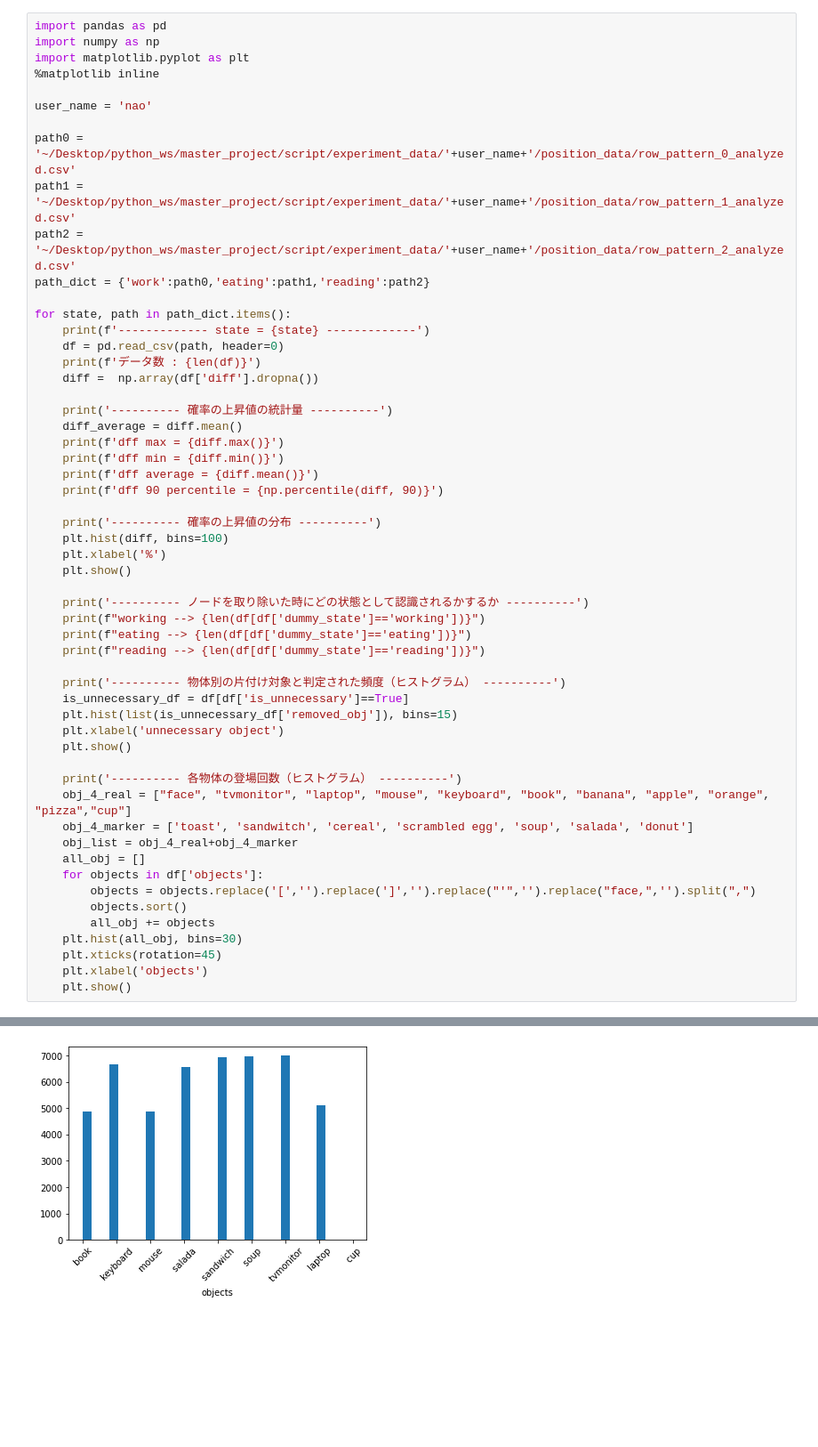
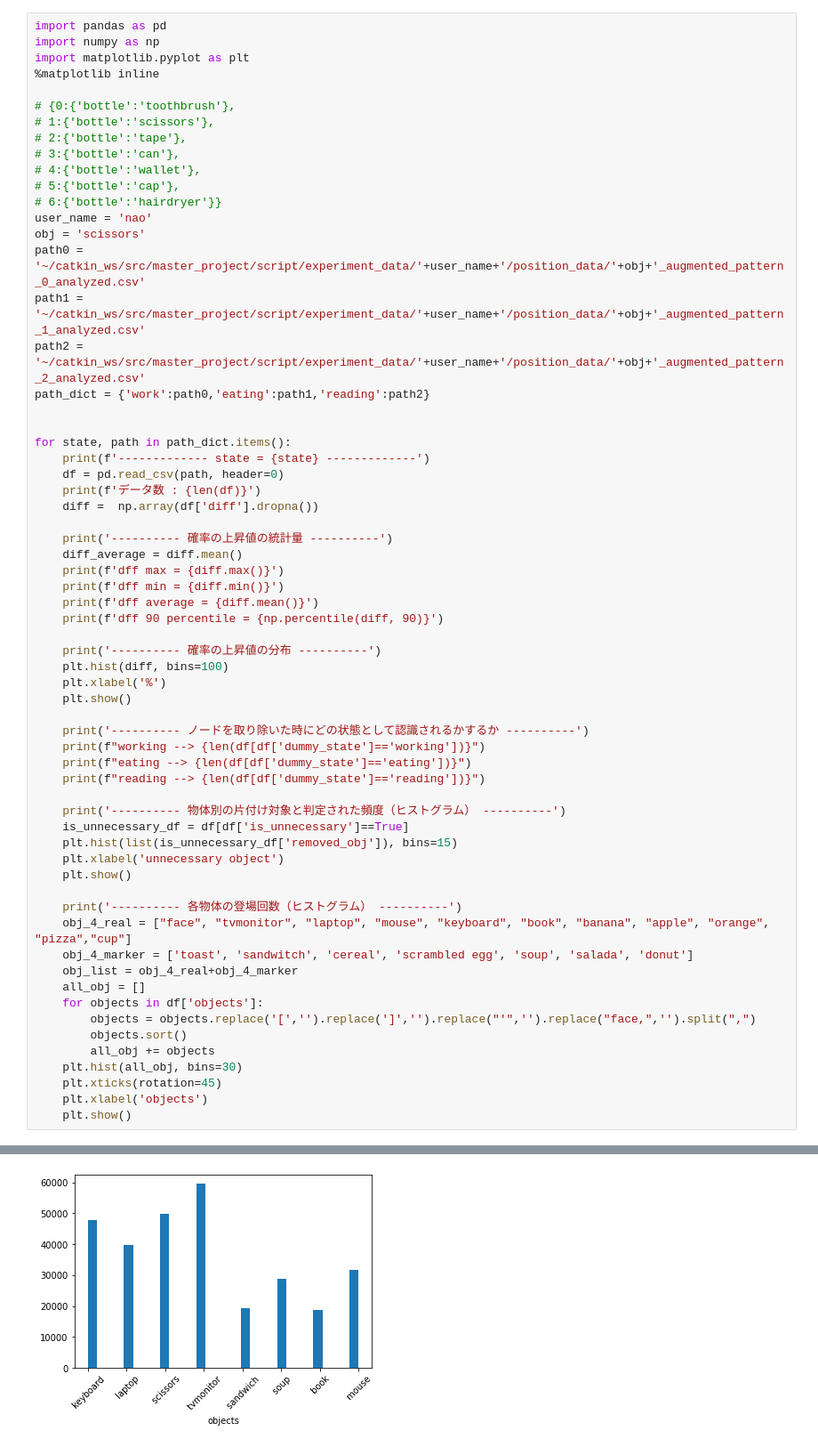
Before and after one commit to Nao-Y1996/master_project, a Jupyter notebook: script/master_analyze.ipynb, the cells around one changed output, grey strips where cells are left out. Shown: that part at 89% size. Saved outputs shown, nothing was run; the diff lists cells and outputs as text; blank space fills up the shorter version.

Commit message:
after experiment

```diff
--- a/script/master_analyze.ipynb
+++ b/script/master_analyze.ipynb
@@ -4,12 +4,20 @@ import numpy as np
 import matplotlib.pyplot as plt
 %matplotlib inline
 
+# {0:{'bottle':'toothbrush'},
+# 1:{'bottle':'scissors'},
+# 2:{'bottle':'tape'},
+# 3:{'bottle':'can'},
+# 4:{'bottle':'wallet'},
+# 5:{'bottle':'cap'},
+# 6:{'bottle':'hairdryer'}}
 user_name = 'nao'
+obj = 'scissors'
+path0 = '~/catkin_ws/src/master_project/script/experiment_data/'+user_name+'/position_data/'+obj+'_augmented_pattern_0_analyzed.csv'
+path1 = '~/catkin_ws/src/master_project/script/experiment_data/'+user_name+'/position_data/'+obj+'_augmented_pattern_1_analyzed.csv'
+path2 = '~/catkin_ws/src/master_project/script/experiment_data/'+user_name+'/position_data/'+obj+'_augmented_pattern_2_analyzed.csv'
+path_dict = {'work':path0,'eating':path1,'reading':path2}
 
-path0 = '~/Desktop/python_ws/master_project/script/experiment_data/'+user_name+'/position_data/row_pattern_0_analyzed.csv'
-path1 = '~/Desktop/python_ws/master_project/script/experiment_data/'+user_name+'/position_data/row_pattern_1_analyzed.csv'
-path2 = '~/Desktop/python_ws/master_project/script/experiment_data/'+user_name+'/position_data/row_pattern_2_analyzed.csv'
-path_dict = {'work':path0,'eating':path1,'reading':path2}
 
 for state, path in path_dict.items():
     print(f'------------- state = {state} -------------')
@@ -72,3 +80,3 @@ reading --> 77
 ---------- 各物体の登場回数（ヒストグラム） ----------
-[figure, old version]
+[figure, new version]
 ------------- state = eating -------------
```
Also changed, not shown: parts of 3 cells of this notebook, 14 other files.
